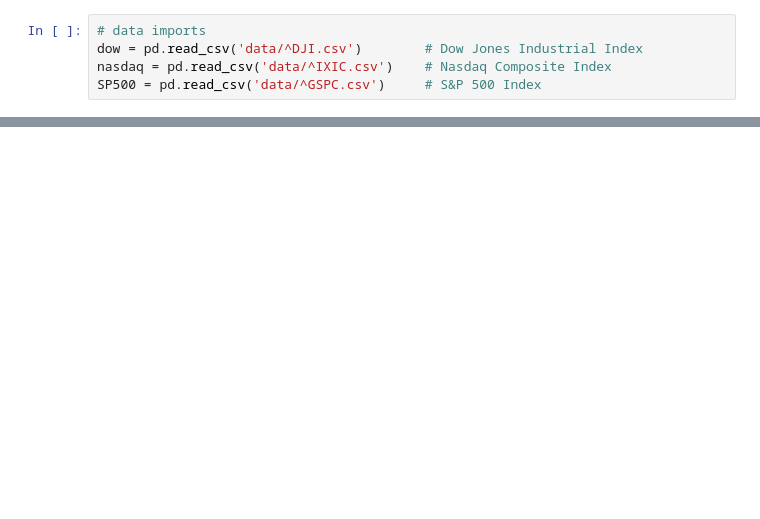
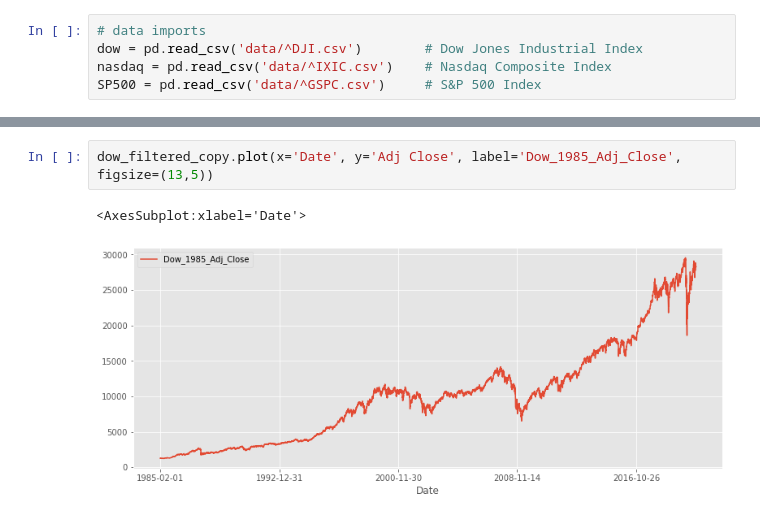
Before and after one commit to yamasjose11/index-elections, a Jupyter notebook: index-funds-elections.ipynb, the cells around one changed output, grey strips where cells are left out. Drawn from its saved outputs; the diff is of its cells as text; blank space fills up the shorter version.

```diff
--- a/index-funds-elections.ipynb
+++ b/index-funds-elections.ipynb
@@ -70,0 +68,5 @@ range(0, 9006)
+# %%
+dow_filtered_copy.plot(x='Date', y='Adj Close', label='Dow_1985_Adj_Close', figsize=(13,5))
+# %% [output]
+<AxesSubplot:xlabel='Date'>
+[figure, added]
```
Also changed, not shown: parts of 26 cells of this notebook.
